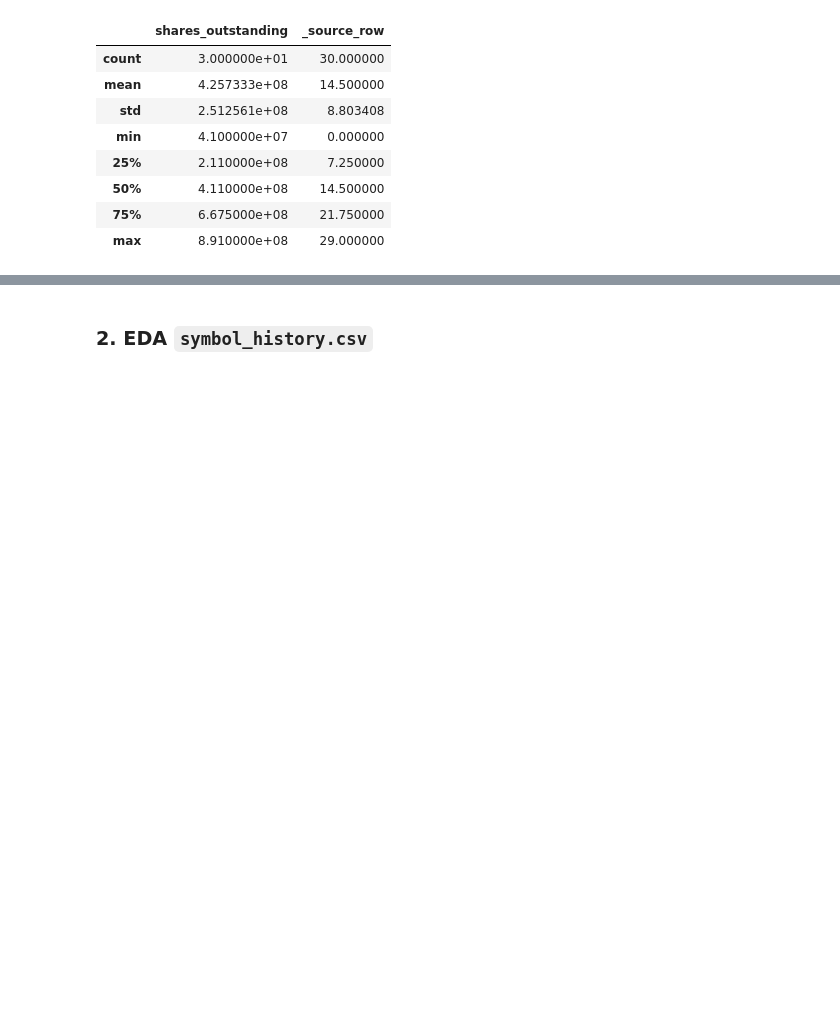
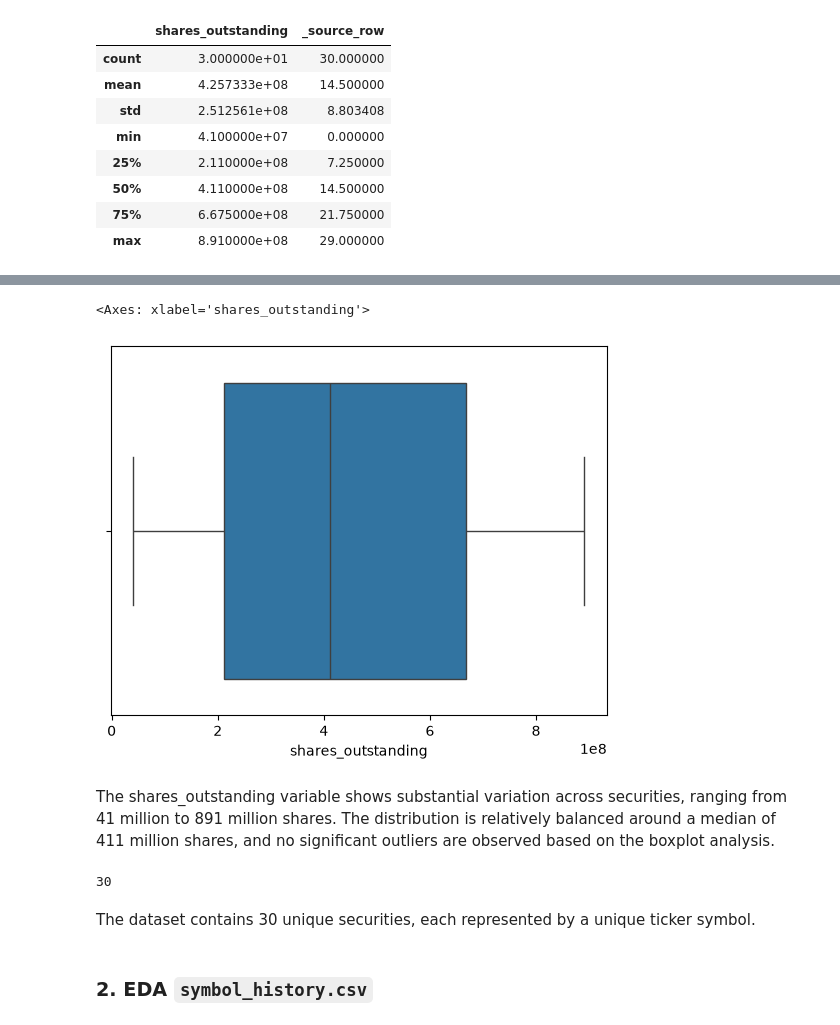
Before and after one commit to SondosMahmoud-5/data-engineering-project, a Jupyter notebook: Project/EDA_V2 copy.ipynb, the cells around one changed output, grey strips where cells are left out. Saved outputs shown, nothing was run; the diff lists cells and outputs as text; code cells hidden in the pictures; blank space fills up the shorter version.

Commit message:
Adding data findings in EDA (Symbols,symbols history and Vendors)

```diff
--- a/Project/EDA_V2 copy.ipynb
+++ b/Project/EDA_V2 copy.ipynb
@@ -313,3 +344,16 @@ symbols_clean.describe()
+# %%
+sns.boxplot(x=symbols_clean['shares_outstanding'])
+# %% [output]
+<Axes: xlabel='shares_outstanding'>
+[figure, added]
+# %% [markdown]
+The shares_outstanding variable shows substantial variation across securities, ranging from 41 million to 891 million shares. The distribution is relatively balanced around a median of 411 million shares, and no significant outliers are observed based on the boxplot analysis.
+# %%
+symbols_clean['ticker'].nunique()
+# %% [output]
+30
+# %% [markdown]
+The dataset contains 30 unique securities, each represented by a unique ticker symbol.
 # %% [markdown]
 ### 2. EDA `symbol_history.csv`
 # %%
```
Also changed, not shown: parts of 6 cells of this notebook, 1 other file.
